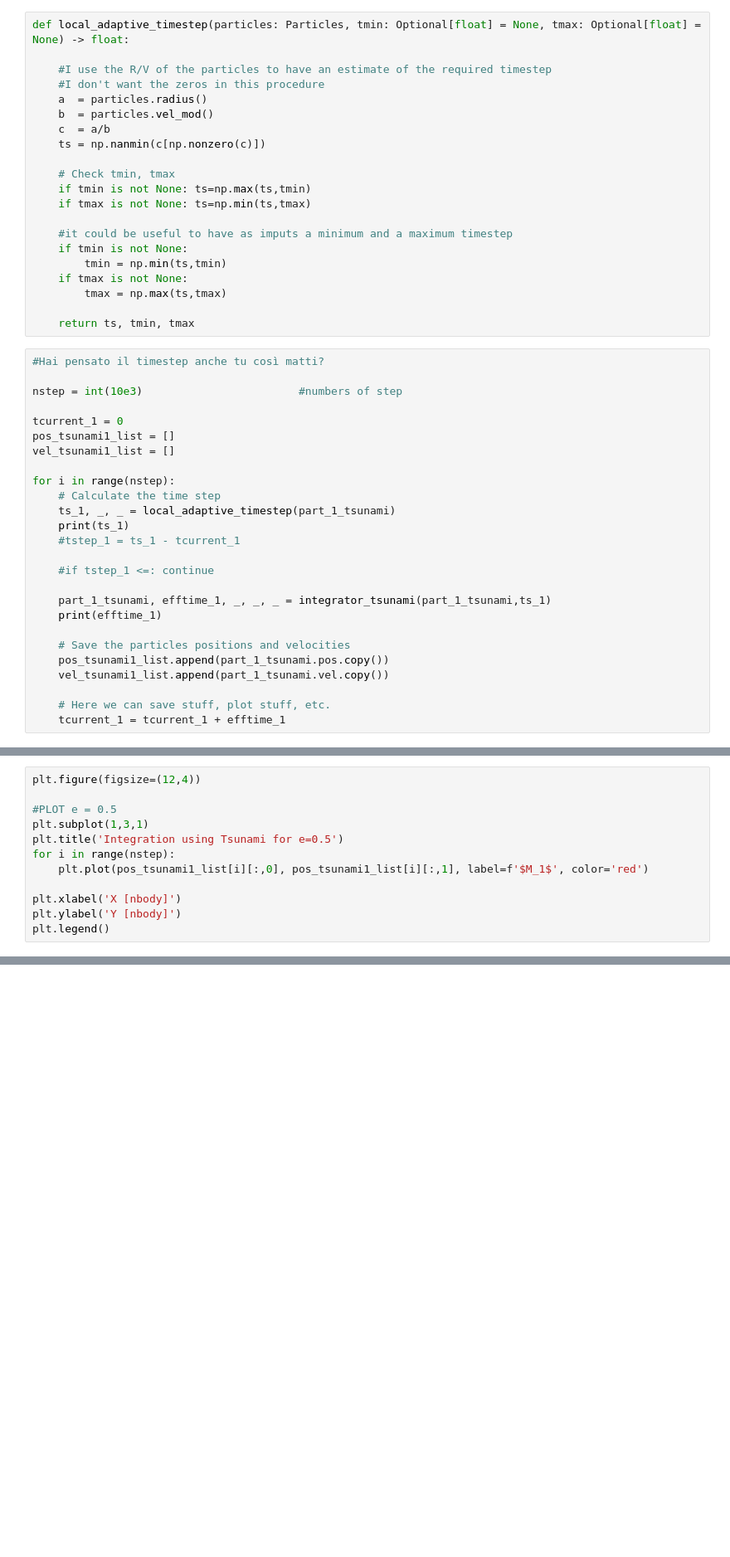
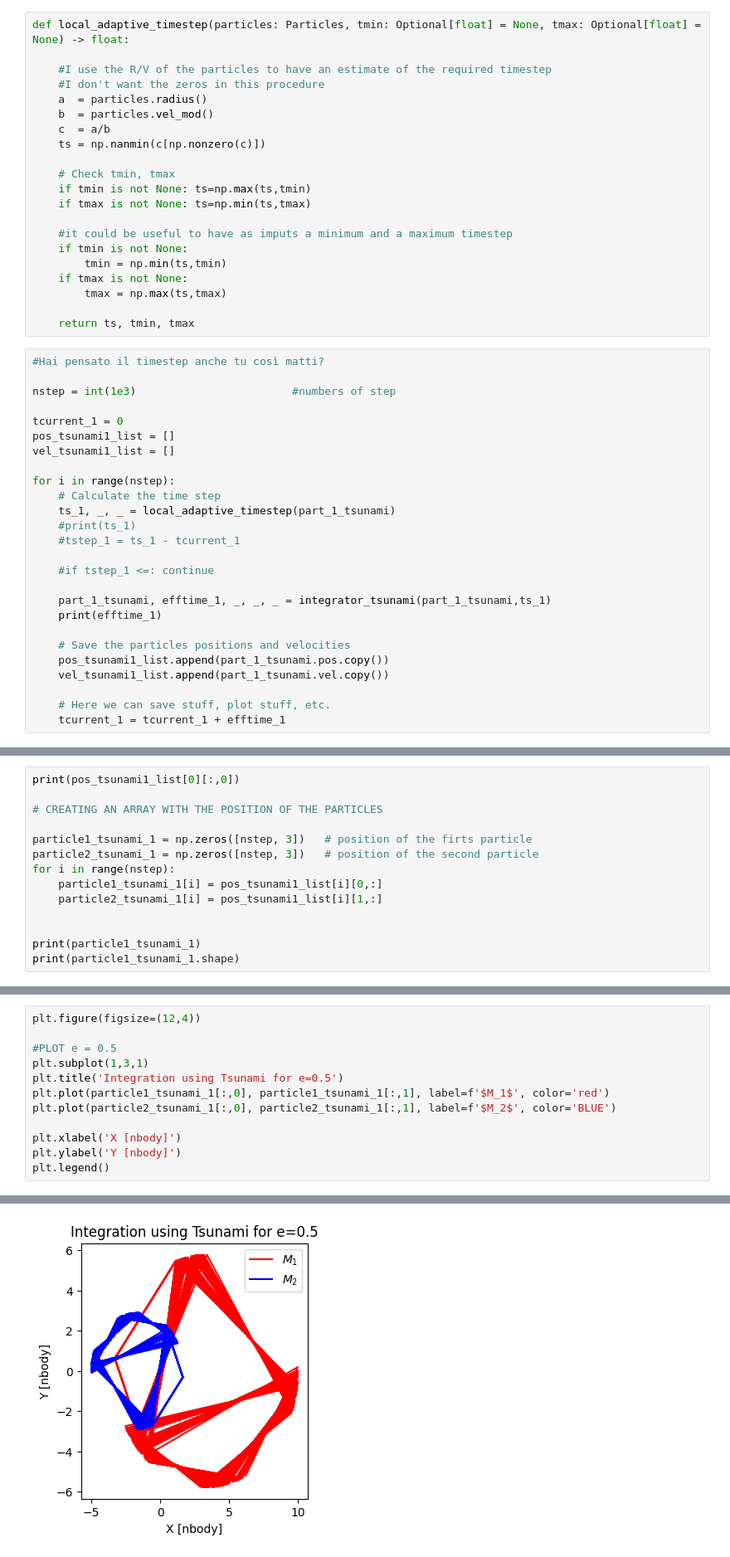
Before and after one commit to giadaaggio/compastro_23, a Jupyter notebook: Fireworks/assignment3/eccentric_orbit.ipynb, the cells around one changed output, grey strips where cells are left out. Shown at 83% size. Cells and saved outputs as stored; diff of their text form; blank space fills up the shorter version.

Commit message:
atsunami plot in cell in eccentric_orbit.ipynb

```diff
--- a/Fireworks/assignment3/eccentric_orbit.ipynb
+++ b/Fireworks/assignment3/eccentric_orbit.ipynb
@@ -511,7 +511,7 @@ def local_adaptive_timestep(particles: Particles, tmin: Optional[float] = None,
 # %%
 #Hai pensato il timestep anche tu così matti?
 
-nstep = int(10e3)                        #numbers of step
+nstep = int(1e3)                        #numbers of step
 
 tcurrent_1 = 0
 pos_tsunami1_list = []
@@ -520,7 +520,7 @@ vel_tsunami1_list = []
 for i in range(nstep):
     # Calculate the time step
     ts_1, _, _ = local_adaptive_timestep(part_1_tsunami)
-    print(ts_1)
+    #print(ts_1)
     #tstep_1 = ts_1 - tcurrent_1
 
     #if tstep_1 <=: continue
@@ -569,0 +565,14 @@ part_1_tsunami_1
+# %%
+print(pos_tsunami1_list[0][:,0])
+
+# CREATING AN ARRAY WITH THE POSITION OF THE PARTICLES
+
+particle1_tsunami_1 = np.zeros([nstep, 3])   # position of the firts particle
+particle2_tsunami_1 = np.zeros([nstep, 3])   # position of the second particle
+for i in range(nstep):
+    particle1_tsunami_1[i] = pos_tsunami1_list[i][0,:]
+    particle2_tsunami_1[i] = pos_tsunami1_list[i][1,:]
+
+
+print(particle1_tsunami_1)
+print(particle1_tsunami_1.shape)
@@ -573,8 +592,8 @@ plt.figure(figsize=(12,4))
 #PLOT e = 0.5
 plt.subplot(1,3,1)
 plt.title('Integration using Tsunami for e=0.5')
-for i in range(nstep):
-    plt.plot(pos_tsunami1_list[i][:,0], pos_tsunami1_list[i][:,1], label=f'$M_1$', color='red')
+plt.plot(particle1_tsunami_1[:,0], particle1_tsunami_1[:,1], label=f'$M_1$', color='red')
+plt.plot(particle2_tsunami_1[:,0], particle2_tsunami_1[:,1], label=f'$M_2$', color='BLUE')
 
 plt.xlabel('X [nbody]')
 plt.ylabel('Y [nbody]')
@@ -585,0 +603 @@ KeyboardInterrupt:
+[figure, added]
```
Also changed, not shown: parts of 5 cells of this notebook.
